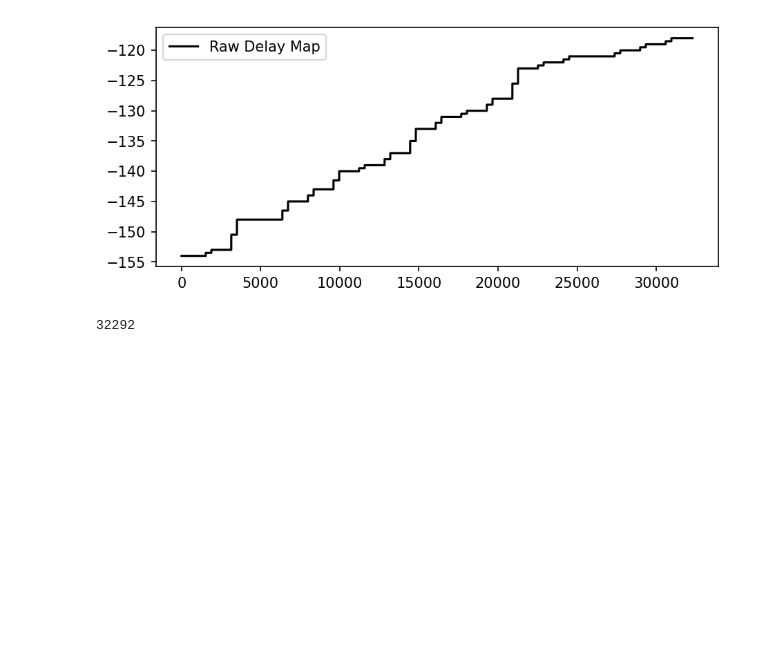
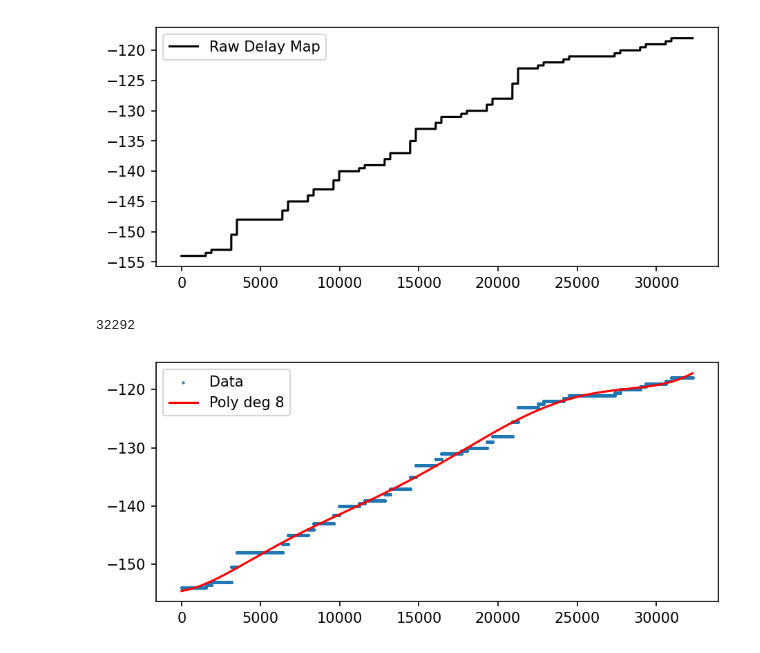
Before and after one commit to GeneralWatt/heidi-language-sync, a Jupyter notebook: Heidi.ipynb, the cells around one changed output. Cells and saved outputs as stored; diff of their text form; code cells hidden in the pictures; blank space fills up the shorter version.

```diff
--- a/Heidi.ipynb
+++ b/Heidi.ipynb
@@ -209,3 +206,22 @@ print(len(delay_map_raw))
 # %% [output]
 [figure]
 32292
+# %%
+frame_axis = np.linspace(0,len(delay_map_raw),len(delay_map_raw))
+
+degree = 8
+coeffs = np.polyfit(frame_axis, delay_map_raw, degree)
+
+# Create polynomial function
+poly = np.poly1d(coeffs)
+
+x_fit = np.linspace(min(frame_axis), max(frame_axis), 500)
+y_fit = poly(frame_axis)
+
+# Plot
+plt.scatter(frame_axis, delay_map_raw, label="Data",s=1)
+plt.plot(frame_axis, y_fit, color='red', label=f"Poly deg {degree}")
+plt.legend()
+plt.show()
+# %% [output]
+[figure, added]
```
Also changed, not shown: parts of 7 cells of this notebook.
